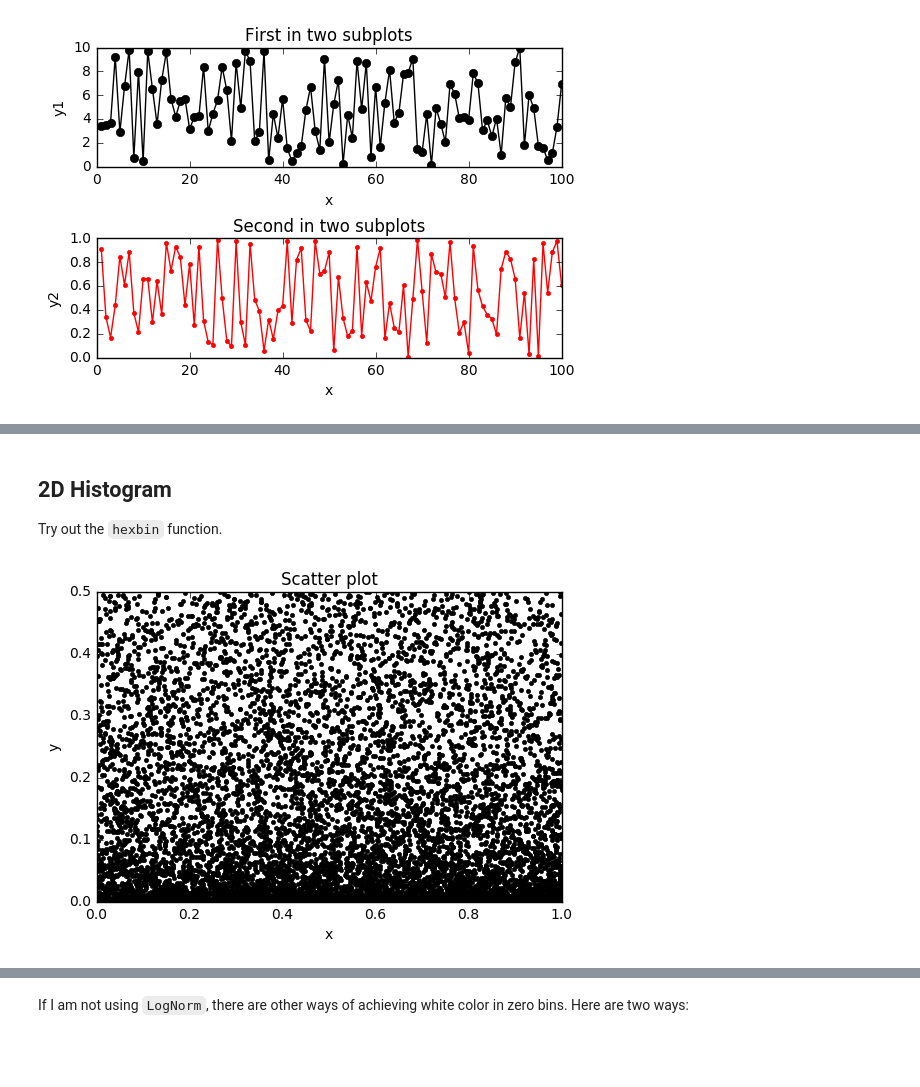
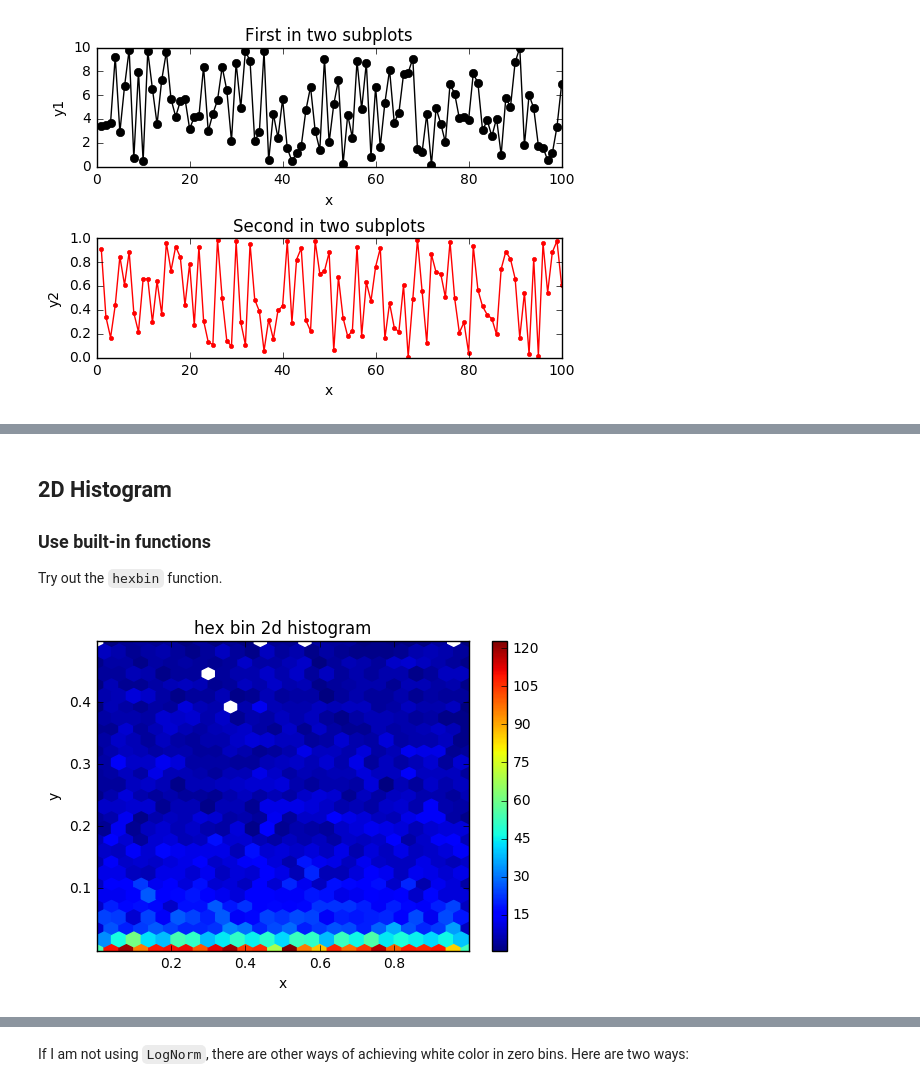
Before and after one commit to pfschus/python-tutorial-plotting, a Jupyter notebook: python_plotting_cheat_sheet.ipynb, the cells around one changed output, grey strips where cells are left out. Drawn from its saved outputs; the diff is of its cells as text; code cells hidden in the pictures; blank space fills up the shorter version.

Commit message:
Update histogram method

```diff
--- a/python_plotting_cheat_sheet.ipynb
+++ b/python_plotting_cheat_sheet.ipynb
@@ -312,18 +308,21 @@ plt.show()
 # %% [markdown]
 ## 2D Histogram
 
+### Use built-in functions
+
 Try out the `hexbin` function.
 # %%
 N = 10000;
 x = np.random.rand(N)
 y = np.random.rand(N)
 y = y**3
 y = y/2
 
-plt.plot(x,y,'.k')
+plt.hexbin(x,y,gridsize = 25,mincnt=1)
 plt.xlabel('x')
 plt.ylabel('y')
-plt.title('Scatter plot')
+plt.title('hex bin 2d histogram')
+plt.colorbar()
 plt.show()
 # %% [output]
-[figure, old version]
+[figure, new version]
```
Also changed, not shown: parts of 12 cells of this notebook.
